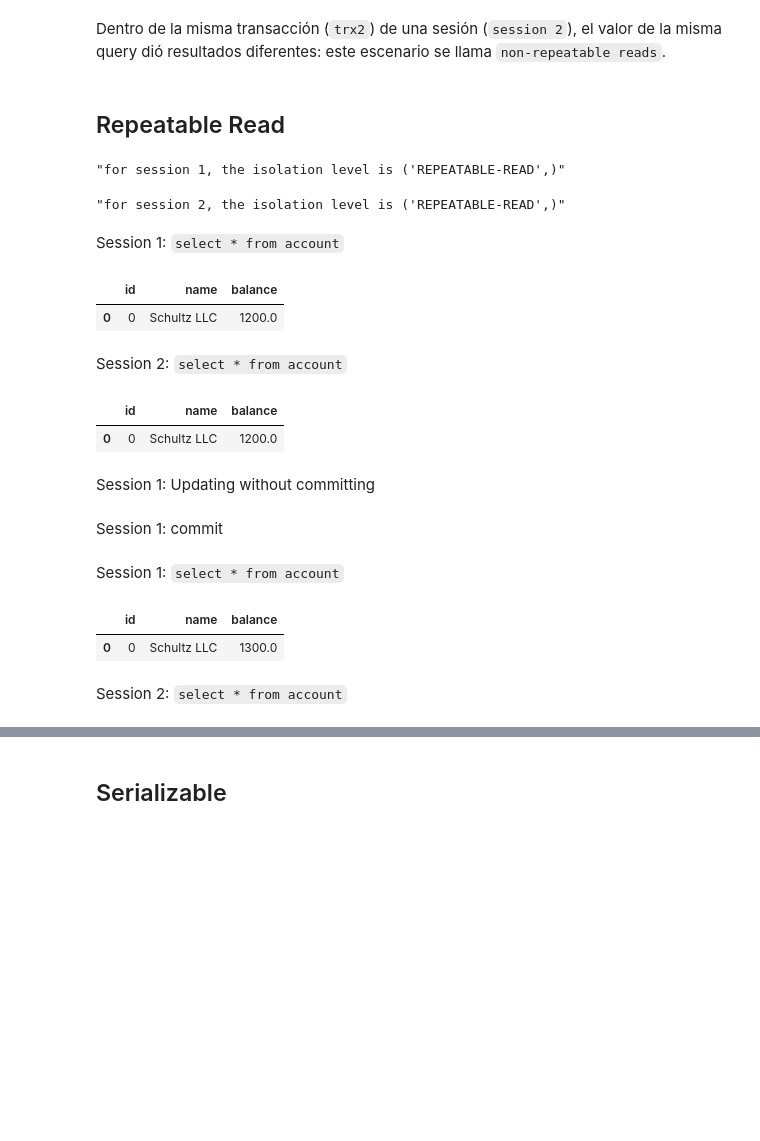
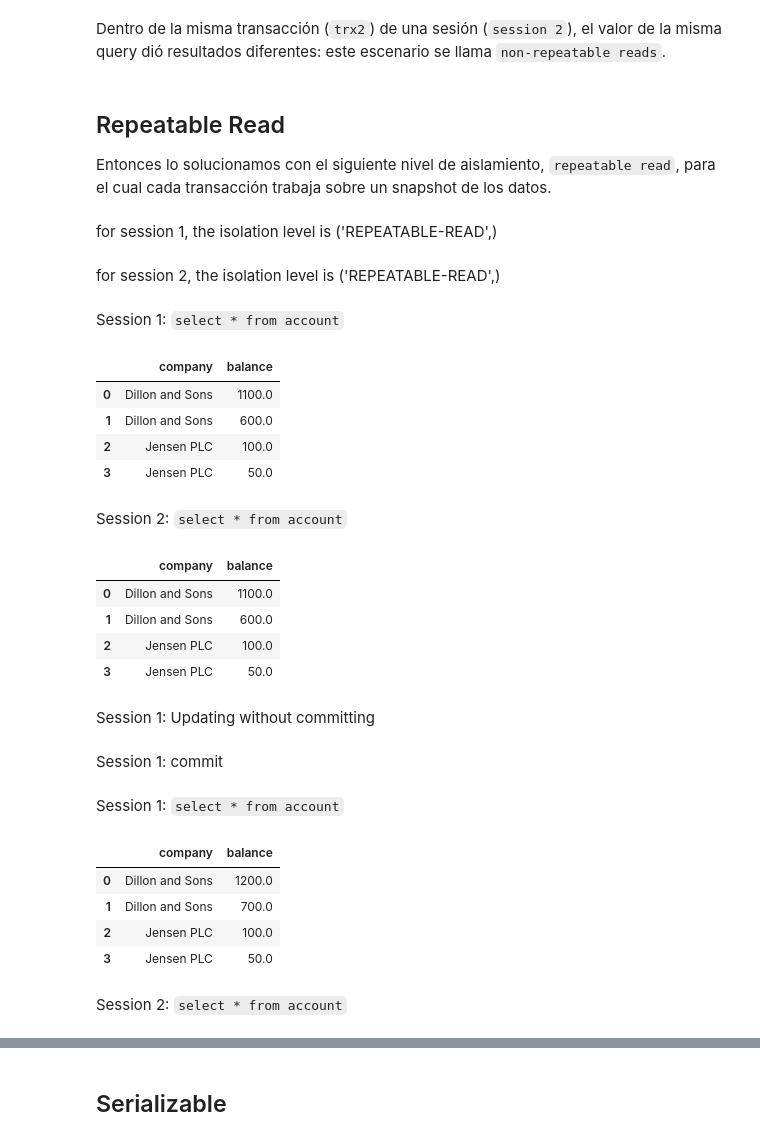
Before and after one commit to UTDT-TD7/practicas, a Jupyter notebook: practica_trx/notebooks/Práctica.ipynb, the cells around one changed output, grey strips where cells are left out. Cells and saved outputs as stored; diff of their text form; code cells hidden in the pictures; blank space fills up the shorter version.

```diff
--- a/practica_trx/notebooks/Práctica.ipynb
+++ b/practica_trx/notebooks/Práctica.ipynb
@@ -64 +111,4 @@ initial_data.to_sql("account", mysql, if_exists="replace", index=True, index_lab
+# %%
+def display_md(s: str) -> None:
+    display(Markdown(s))
 # %% [markdown]
@@ -71,28 +121,28 @@ with mysql_session() as s1, mysql_session() as s2:
     s1.execute(text("set session transaction isolation level read uncommitted"))
     s2.execute(text("set session transaction isolation level read uncommitted"))
 
-    display(f"for session 1, the isolation level is {s1.execute(text('SELECT @@transaction_ISOLATION')).fetchone()}")
-    display(f"for session 2, the isolation level is {s2.execute(text('SELECT @@transaction_ISOLATION')).fetchone()}")
+    display_md(f"for session 1, the isolation level is {s1.execute(text('SELECT @@transaction_ISOLATION')).fetchone()}")
+    display_md(f"for session 2, the isolation level is {s2.execute(text('SELECT @@transaction_ISOLATION')).fetchone()}")
 
     s1.get_transaction().close()
     s2.get_transaction().close()
 
     with s1.begin() as trx1, s2.begin() as trx2:
-        display(Markdown("Session 1: `select * from account`"))
+        display_md("Session 1: `select * from account`")
         display(pd.read_sql("select * from account", s1.bind))
 
-        display(Markdown("Session 2: `select * from account`"))
+        display_md("Session 2: `select * from account`")
         display(pd.read_sql("select * from account", s2.bind))
 
-        display(Markdown("Session 1: Updating without committing"))
-        s1.execute(text("update account set balance = balance + 100 where id = 0"))
+        display_md("Session 1: Updating without committing")
+        s1.execute(text("update account set balance = balance + 100 where company = :company_a"), params={"company_a": company_a})
 
-        display(Markdown("Session 2: `select * from account`"))
+        display_md("Session 2: `select * from account`")
         display(pd.read_sql("select * from account", s2.bind))
 
-        display(Markdown("Session 1: Rollback"))
+        display_md("Session 1: Rollback")
         trx1.rollback()
 
-        display(Markdown("Session 2: `select * from account`"))
+        display_md("Session 2: `select * from account`")
         display(pd.read_sql("select * from account", s2.bind))
 # %% [output]
@@ -189,49 +257,59 @@ Session 1: Updating without committing
 Dentro de la misma transacción (`trx2`) de una sesión (`session 2`), el valor de la misma query dió resultados diferentes: este escenario se llama `non-repeatable reads`.
 # %% [markdown]
 ## Repeatable Read
+Entonces lo solucionamos con el siguiente nivel de aislamiento, `repeatable read`, para el cual cada transacción trabaja sobre un snapshot de los datos.
 # %%
 with mysql_session() as s1, mysql_session() as s2:
 
     s1.execute(text("set session transaction isolation level repeatable read"))
     s2.execute(text("set session transaction isolation level repeatable read"))
 
 
-    display(f"for session 1, the isolation level is {s1.execute(text('SELECT @@transaction_ISOLATION')).fetchone()}")
-    display(f"for session 2, the isolation level is {s2.execute(text('SELECT @@transaction_ISOLATION')).fetchone()}")
+    display_md(f"for session 1, the isolation level is {s1.execute(text('SELECT @@transaction_ISOLATION')).fetchone()}")
+    display_md(f"for session 2, the isolation level is {s2.execute(text('SELECT @@transaction_ISOLATION')).fetchone()}")
 
     s1.get_transaction().close()
     s2.get_transaction().close()
 
     with s1.begin() as trx1, s2.begin() as trx2:
-        display(Markdown("Session 1: `select * from account`"))
+        display_md("Session 1: `select * from account`")
         display(pd.read_sql("select * from account", s1.connection()))
 
-        display(Markdown("Session 2: `select * from account`"))
+        display_md("Session 2: `select * from account`")
         display(pd.read_sql("select * from account", s2.connection()))
 
-        display(Markdown("Session 1: Updating without committing"))
-        s1.execute(text("update account set balance = balance + 100 where id = 0"))
+        display_md("Session 1: Updating without committing")
+        s1.execute(text("update account set balance = balance + 100 where company = :company_a"), params={"company_a": company_a})
 
-        display(Markdown("Session 1: commit"))
+        display_md("Session 1: commit")
         s1.execute(text("commit"))
 
-        display(Markdown("Session 1: `select * from account`"))
+        display_md("Session 1: `select * from account`")
         display(pd.read_sql("select * from account", s1.connection()))
 
-        display(Markdown("Session 2: `select * from account`"))
+        display_md("Session 2: `select * from account`")
         display(pd.read_sql("select * from account", s2.connection()))
 # %% [output]
-"for session 1, the isolation level is ('REPEATABLE-READ',)"
-"for session 2, the isolation level is ('REPEATABLE-READ',)"
-Session 1: `select * from account`
+for session 1, the isolation level is ('REPEATABLE-READ',)
+for session 2, the isolation level is ('REPEATABLE-READ',)
+Session 1: `select * from account`
-|  | id | name | balance |
-| 0 | 0 | Schultz LLC | 1200.0 |
+|  | company | balance |
+| 0 | Dillon and Sons | 1100.0 |
+| 1 | Dillon and Sons | 600.0 |
+| 2 | Jensen PLC | 100.0 |
+| 3 | Jensen PLC | 50.0 |
-Session 2: `select * from account`
+Session 2: `select * from account`
-|  | id | name | balance |
-| 0 | 0 | Schultz LLC | 1200.0 |
+|  | company | balance |
+| 0 | Dillon and Sons | 1100.0 |
+| 1 | Dillon and Sons | 600.0 |
+| 2 | Jensen PLC | 100.0 |
+| 3 | Jensen PLC | 50.0 |
-Session 1: Updating without committing
-Session 1: commit
-Session 1: `select * from account`
+Session 1: Updating without committing
+Session 1: commit
+Session 1: `select * from account`
-|  | id | name | balance |
-| 0 | 0 | Schultz LLC | 1300.0 |
+|  | company | balance |
+| 0 | Dillon and Sons | 1200.0 |
+| 1 | Dillon and Sons | 700.0 |
+| 2 | Jensen PLC | 100.0 |
+| 3 | Jensen PLC | 50.0 |
-Session 2: `select * from account`
+Session 2: `select * from account`
```
Also changed, not shown: parts of 22 cells of this notebook.
